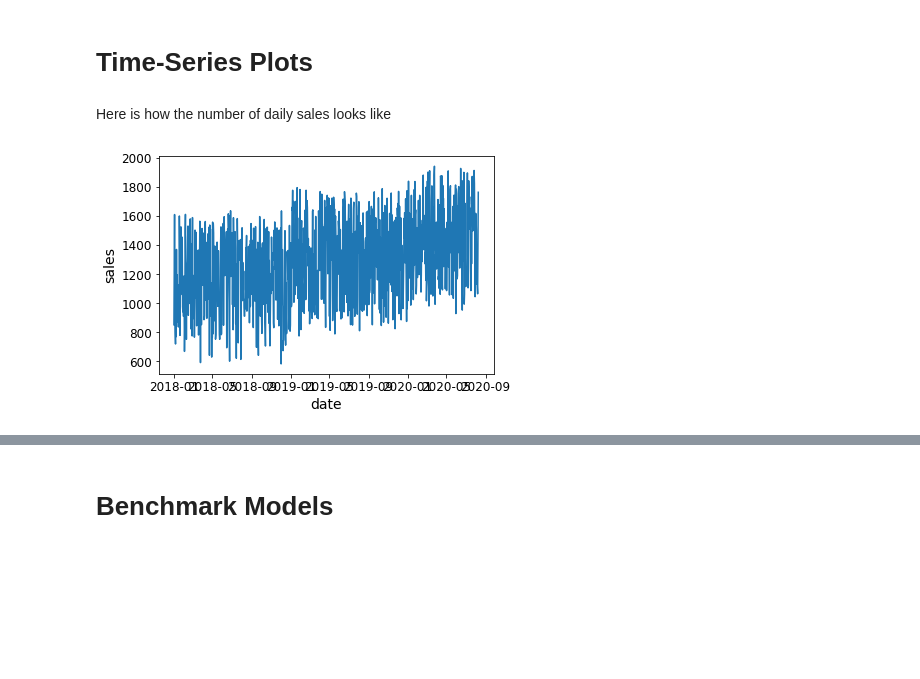
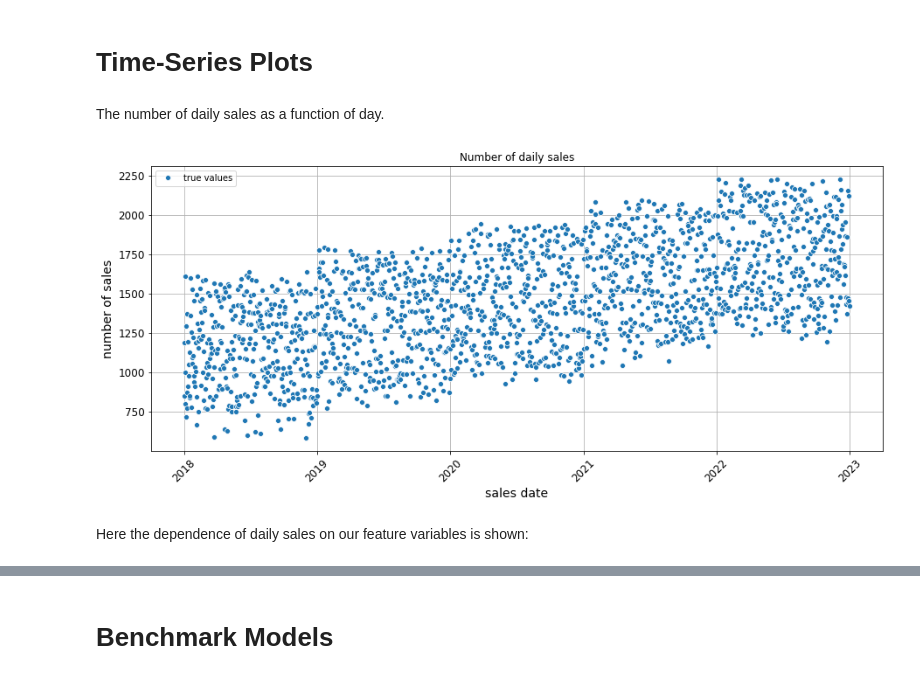
Before and after one commit to barletteM/DLMDSME01, a Jupyter notebook: 05_build_predictive_model/05_pred_model_baseline.ipynb, the cells around one changed output, grey strips where cells are left out. Drawn from its saved outputs; the diff is of its cells as text; code cells hidden in the pictures; blank space fills up the shorter version.

```diff
--- a/05_build_predictive_model/05_pred_model_baseline.ipynb
+++ b/05_build_predictive_model/05_pred_model_baseline.ipynb
@@ -71,10 +77,21 @@ salesByDate.head(10)
 | 9 | 2018-01-10 | 871.0 | 2 | 10 | 1 | 2018 |
 # %% [markdown]
 # Time-Series Plots
+# %% [markdown]
+The number of daily sales as a function of day.
+# %%
+mask = (salesByDate.date >= '2018-01-01')
+title =  'Number of daily sales'
+fig, axs = plt.subplots(1,1,figsize=(15,6))
+sns.lineplot(data = salesByDate[mask], x = 'date', y = 'sales', marker='o', linestyle='', ci = None, label = 'true values')#ci = None)
+plt.title(title)
+plt.xlabel('sales date')
+plt.xticks(rotation=45)
+plt.ylabel('number of sales')
+plt.grid(True)
+plt.legend()
+plt.show()
+# %% [output]
+[figure, added]
 # %% [markdown]
-Here is how the number of daily sales looks like
+Here the dependence of daily sales on our feature variables is shown:
-# %%
-import seaborn as sns
-ax = sns.lineplot(x = "date", y = "sales", data=salesByDate)
-# %% [output]
-[figure, removed]
```
Also changed, not shown: parts of 45 cells of this notebook, 2 other files.
